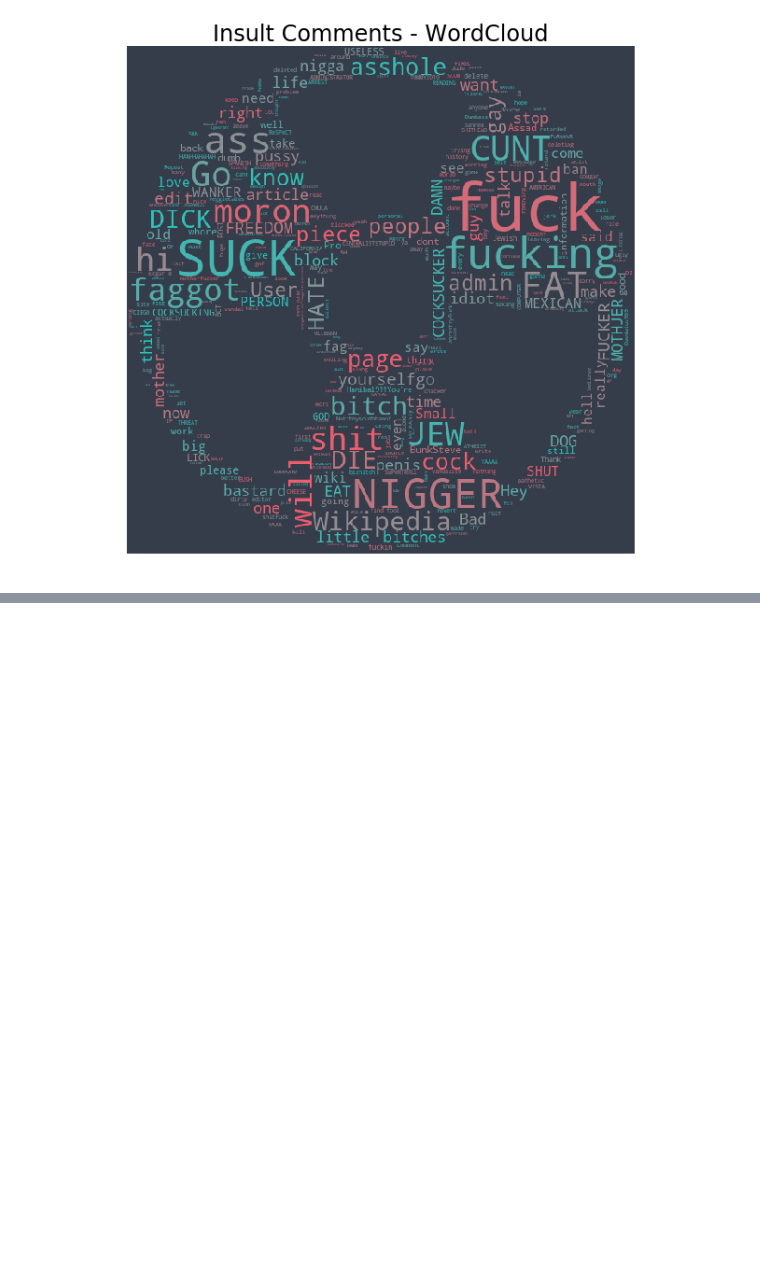
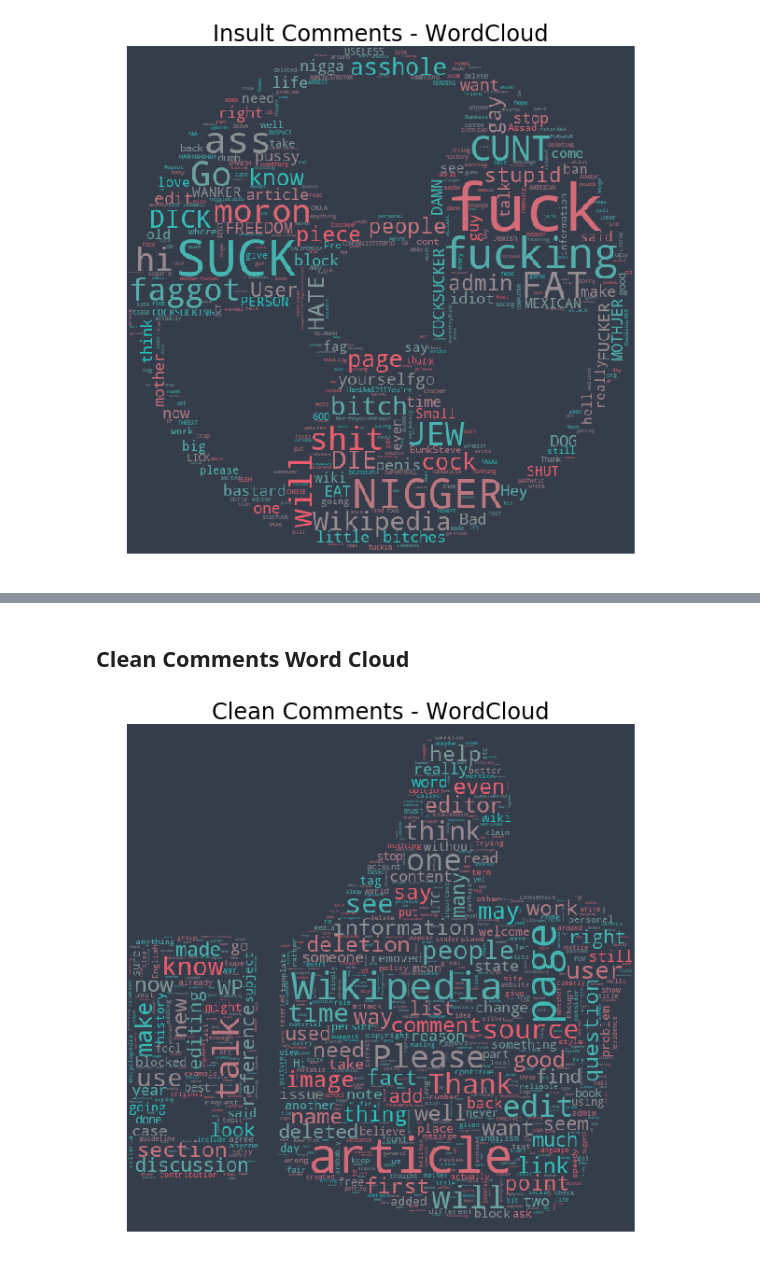
Before and after one commit to PuneetKohli/toxic_comment_classification, a Jupyter notebook: Data Exploration.ipynb, the cells around one changed output, grey strips where cells are left out. Drawn from its saved outputs; the diff is of its cells as text; code cells hidden in the pictures; blank space fills up the shorter version.

```diff
--- a/Data Exploration.ipynb
+++ b/Data Exploration.ipynb
@@ -255,0 +257,16 @@ plt.show()
+# %% [markdown]
+## Clean Comments Word Cloud
+# %%
+mask=np.array(Image.open('images/thumbs_logo.jpg'))
+mask = mask[:,:,1]
+plt.figure(figsize=(10,10))
+wc = WordCloud(background_color=grey, max_words=1000, mask=mask
+             , stopwords=STOPWORDS, max_font_size= 60, collocations=False)
+wc.generate(" ".join(clean))
+plt.title("Clean Comments - WordCloud", fontsize=24)
+# plt.imshow(wc.recolor( colormap= 'Pastel1_r' , random_state=17), alpha=0.98)
+plt.imshow(wc.recolor( colormap= cmap, random_state=1), alpha=0.98)
+plt.axis('off')
+plt.show()
+# %% [output]
+[figure, added]
```
Also changed, not shown: parts of 5 cells of this notebook, 2 other files.
